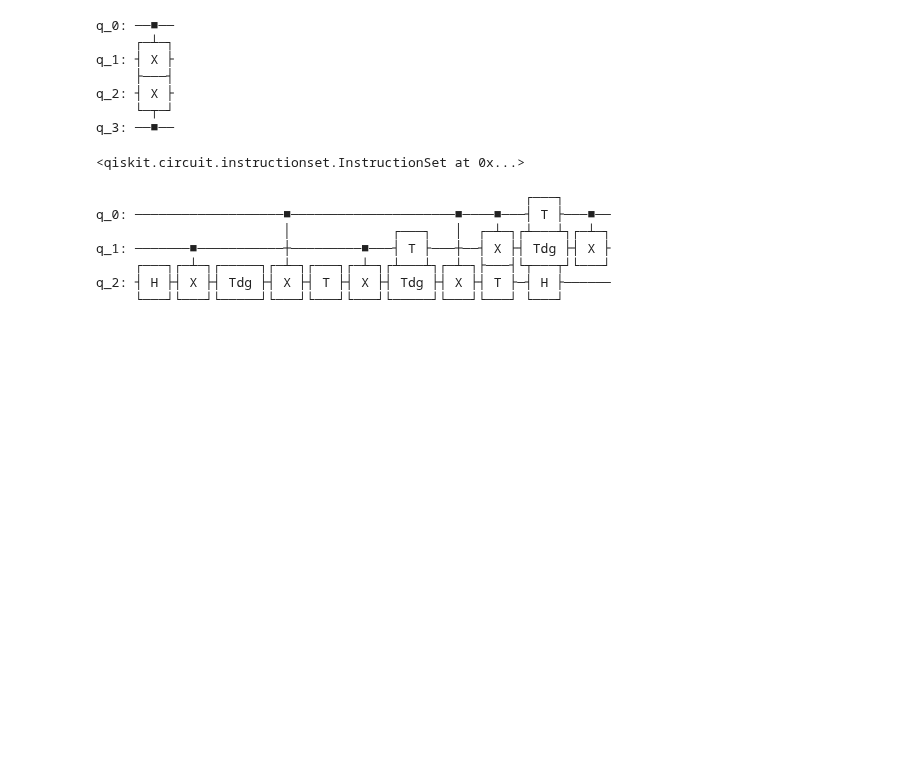
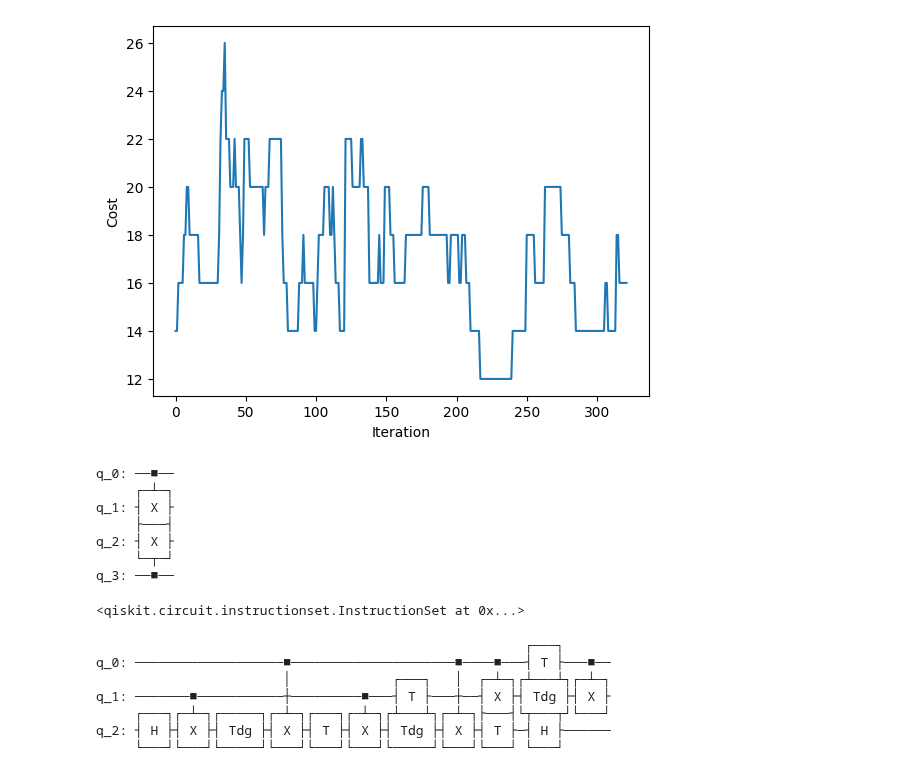
Before and after one commit to Pitt-JonesLab/mirror-gates, a Jupyter notebook: src/virtual_swap/scripts/main.ipynb, the cells around one changed output. Saved outputs shown, nothing was run; the diff lists cells and outputs as text; code cells hidden in the pictures; blank space fills up the shorter version.

Commit message:
initial toffoli results with SA

```diff
--- a/src/virtual_swap/scripts/main.ipynb
+++ b/src/virtual_swap/scripts/main.ipynb
@@ -8,6 +8,38 @@ from qiskit.converters import circuit_to_dag
 from qiskit.transpiler import Layout, CouplingMap
 from qiskit.transpiler.passes import TrivialLayout, OptimizeSwapBeforeMeasure
 from weylchamber import c1c2c3
+# %%
+from virtual_swap.vswap_pass2 import VirtualSwap
+from qiskit import QuantumCircuit
+# from qiskit.test import QiskitTestCase
+from qiskit.transpiler import CouplingMap, PassManager
+from qiskit.transpiler.passes import Unroller, TrivialLayout, ApplyLayout
+
+# build a toffoli
+qc = QuantumCircuit(3)
+qc.ccx(0, 1, 2)
+
+# build a 2x2 square coupling map
+coupling = CouplingMap.from_line(4)
+
+# run the pass
+pm = PassManager()
+# need some basic unroll and layout
+pm.append([Unroller(['u', 'cx']), TrivialLayout(coupling), ApplyLayout()])
+pm.append(VirtualSwap(coupling))
+# set debug logging
+# logging.basicConfig(level=logging.INFO)
+new_circ = pm.run(qc)
+new_circ.draw(output='mpl')
+# %%
+import matplotlib.pyplot as plt
+scores = pm.property_set['scores']
+plt.plot(scores)
+plt.xlabel('Iteration')
+plt.ylabel('Cost')
+plt.show()
+# %% [output]
+[figure, added]
 # %%
 # define a mock topology and mock circuit
 # line_topo = CouplingMap().from_grid(4,4)
```
Also changed, not shown: 2 other files.
